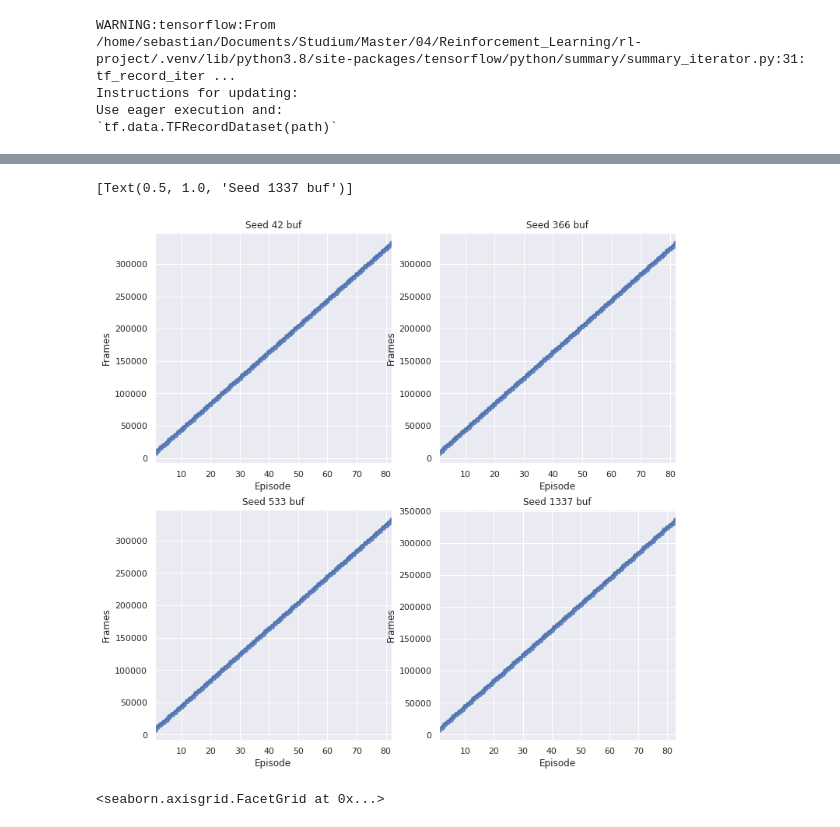
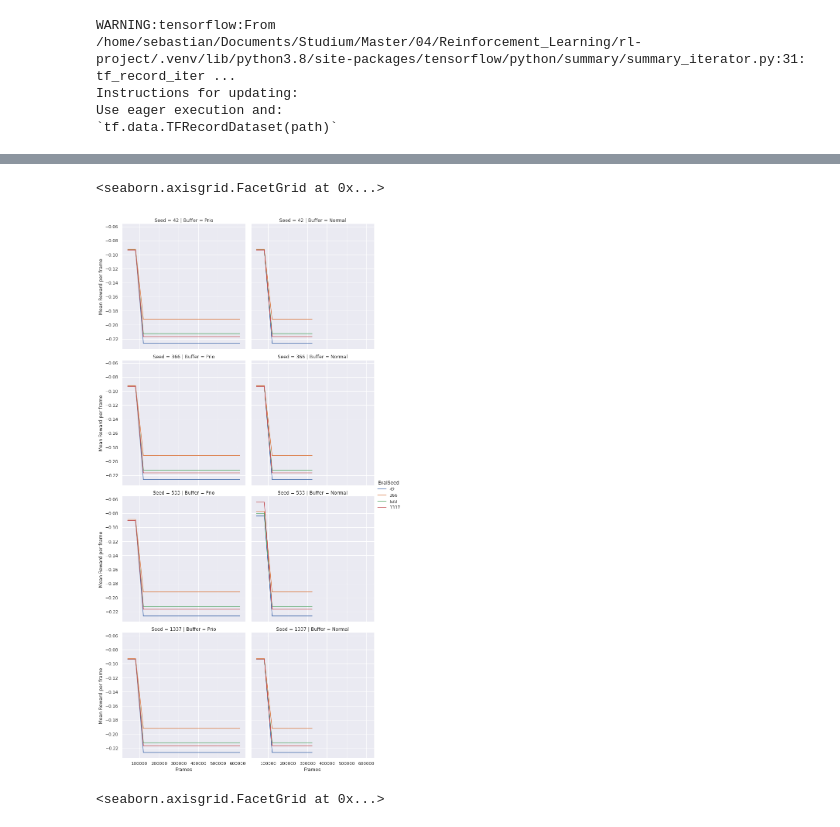
Before and after one commit to Dschimm/rl-project, a Jupyter notebook: charts.ipynb, the cells around one changed output, grey strips where cells are left out. Drawn from its saved outputs; the diff is of its cells as text; code cells hidden in the pictures.

Commit message:
evaluation plots

```diff
--- a/charts.ipynb
+++ b/charts.ipynb
@@ -20,9 +20,9 @@ sns.set_theme(style="darkgrid")
 TensorBoard version:  2.4.1
 # %%
 def read_data(path):
-    filenames42 = os.listdir(path)
+    filenames = [filename for filename in os.listdir(path) if not os.path.isdir(os.path.join(path, filename))]
     data_list = []
-    for filename in filenames42:
+    for filename in filenames:
         data = []
         last_episode = None
         for summary in summary_iterator(os.path.join(path, filename)):
@@ -44,4 +44,20 @@ def read_data(path):
     df = pd.DataFrame(data_list, columns=["Episode", "Mean Reward per frame", "Frames", "Loss per frame"])
     df = df.sort_values(by=["Episode"], ignore_index=True)
     return df
+
+def read_data_eval(path):
+    filenames = [filename for filename in os.listdir(path) if not os.path.isdir(os.path.join(path, filename))]
+    data_list = []
+    for filename in filenames:
+        data = []
+        for summary in summary_iterator(os.path.join(path, filename)):
+            for value in summary.summary.value:
+                mean_reward = None
+                if value.tag == "MeanReward":
+                    mean_reward = value.simple_value
+                data.append((int(summary.step), mean_reward))
+        data_list.extend(data)
+    df = pd.DataFrame(data_list, columns=["Frames", "Mean Reward per frame"])
+    df = df.sort_values(by=["Frames"], ignore_index=True)
+    return df
 # %%
@@ -107,9 +91,0 @@ sns.regplot(x="Episode", y="Frames", data=df1337, ax=axs[1][1]).set(title="Seed
-# %%
-fig, axs = plt.subplots(2, 2, figsize=(12,12))
-sns.regplot(x="Episode", y="Frames", data=df42buf, ax=axs[0][0]).set(title="Seed 42 buf")
-sns.regplot(x="Episode", y="Frames", data=df366buf, ax=axs[0][1]).set(title="Seed 366 buf")
-sns.regplot(x="Episode", y="Frames", data=df533buf, ax=axs[1][0]).set(title="Seed 533 buf")
-sns.regplot(x="Episode", y="Frames", data=df1337buf, ax=axs[1][1]).set(title="Seed 1337 buf")
-# %% [output]
-[Text(0.5, 1.0, 'Seed 1337 buf')]
-[figure, removed]
@@ -122,3 +177,8 @@ dfmassive = pd.concat([df42con.assign(Seed='42'), df366con.assign(Seed='366'), d
+# %%
+sns.relplot(x="Frames", y="Mean Reward per frame", hue="EvalSeed", row="Seed", col="Buffer", kind="line", data=dfeval)
+# %% [output]
+<seaborn.axisgrid.FacetGrid at 0x...>
+[figure, added]
 # %%
 sns.lmplot(x="Episode", y="Mean Reward per frame", hue="Buffer", fit_reg=True, col="Seed", col_wrap=2, data=dfmassive)
 # %% [output]
```
Also changed, not shown: parts of 4 cells of this notebook.
